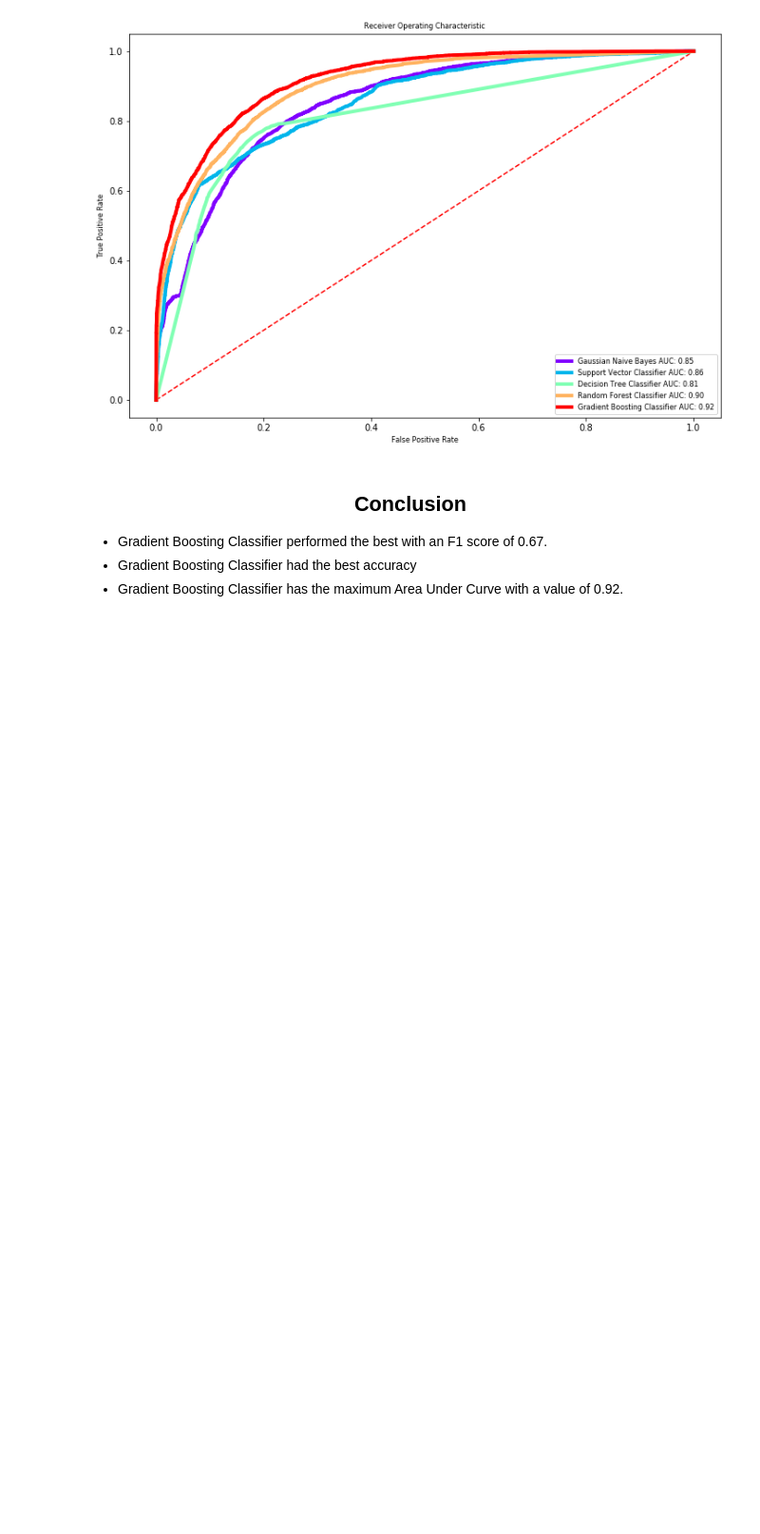
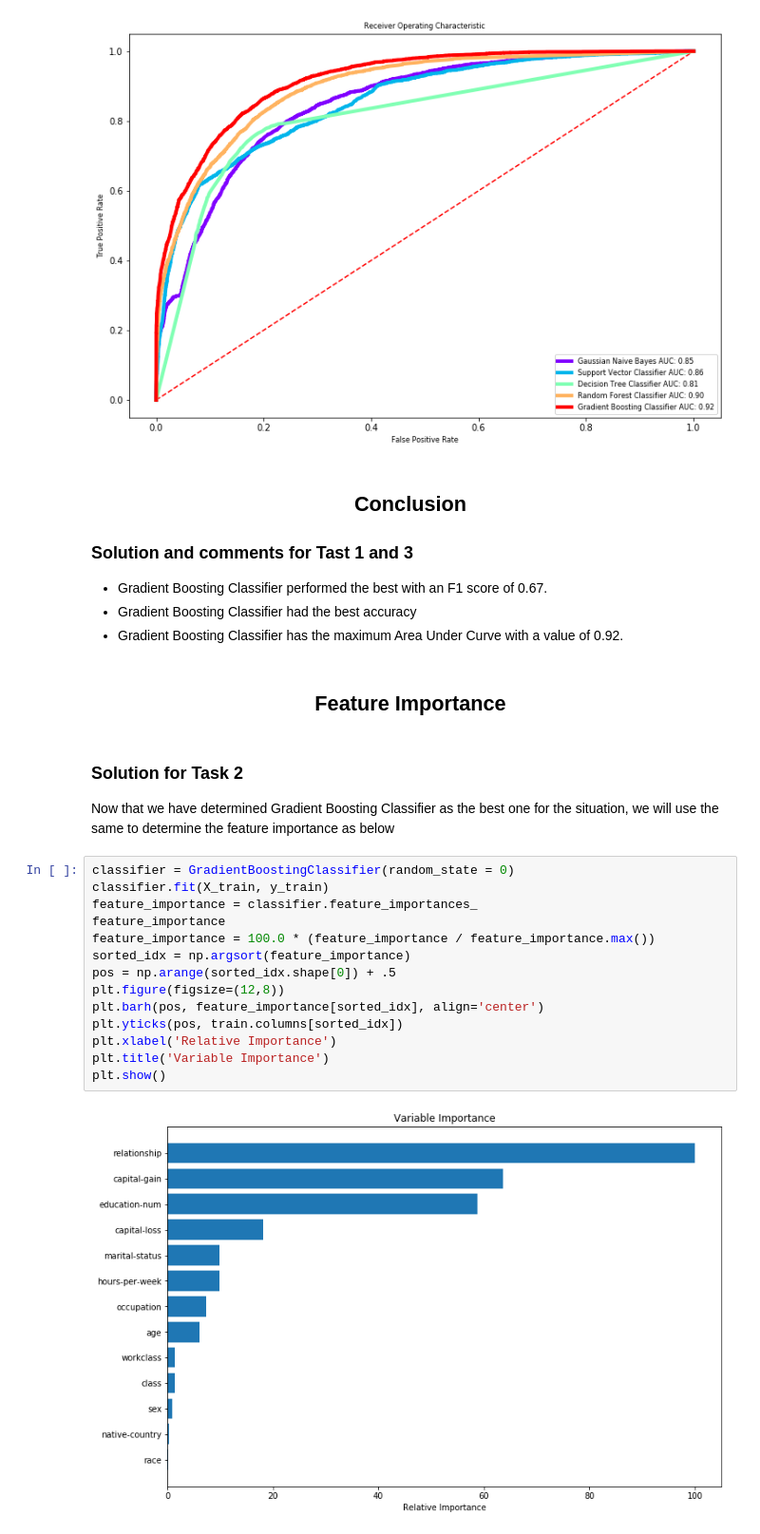
Before and after one commit to sinpsarkar/Python---Project-3-Application-Of-Classification-Models, a Jupyter notebook: Project-3 Application Of Classification Models.ipynb, the cells around one changed output. Shown at 95% size. Drawn from its saved outputs; the diff is of its cells as text; blank space fills up the shorter version.

```diff
--- a/Project-3 Application Of Classification Models.ipynb
+++ b/Project-3 Application Of Classification Models.ipynb
@@ -361,7 +362,31 @@ plt.show()
 [figure]
 # %% [markdown]
 ## <center>Conclusion
+
+### Solution and comments for Tast 1 and 3
 
 * Gradient Boosting Classifier performed the best with an F1 score of 0.67.
 * Gradient Boosting Classifier had the best accuracy
 * Gradient Boosting Classifier has the maximum Area Under Curve with a value of 0.92.
+# %% [markdown]
+## <center>Feature Importance
+# %% [markdown]
+### Solution for Task 2
+
+Now that we have determined Gradient Boosting Classifier as the best one for the situation, we will use the same to determine the feature importance as below
+# %%
+classifier = GradientBoostingClassifier(random_state = 0)
+classifier.fit(X_train, y_train)
+feature_importance = classifier.feature_importances_
+feature_importance
+feature_importance = 100.0 * (feature_importance / feature_importance.max())
+sorted_idx = np.argsort(feature_importance)
+pos = np.arange(sorted_idx.shape[0]) + .5
+plt.figure(figsize=(12,8))
+plt.barh(pos, feature_importance[sorted_idx], align='center')
+plt.yticks(pos, train.columns[sorted_idx])
+plt.xlabel('Relative Importance')
+plt.title('Variable Importance')
+plt.show()
+# %% [output]
+[figure, added]
```
Also changed, not shown: parts of 1 cell of this notebook.
